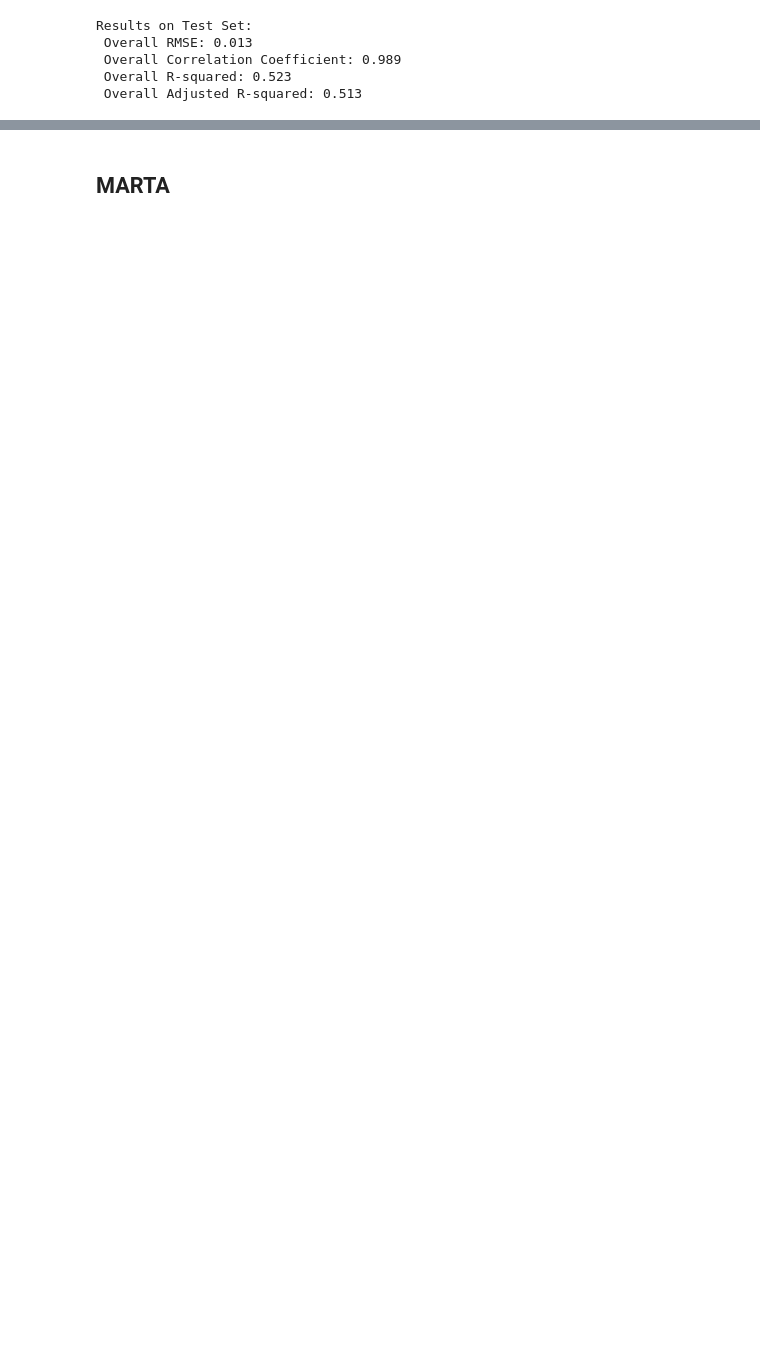
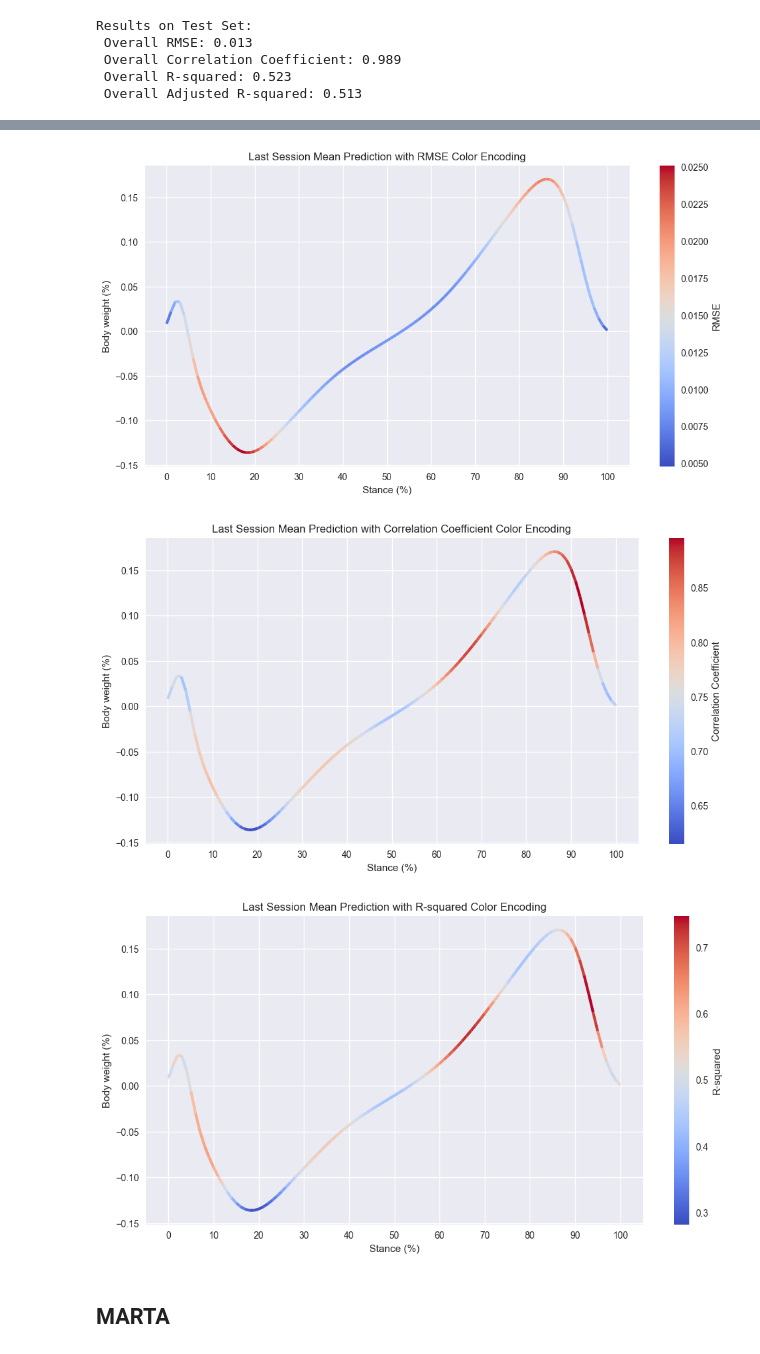
Before and after one commit to bernatsort/Therapy-Progress-Gait-Prediction, a Jupyter notebook: PLS_model.ipynb, the cells around one changed output, grey strips where cells are left out. Saved outputs shown, nothing was run; the diff lists cells and outputs as text; code cells hidden in the pictures; blank space fills up the shorter version.

```diff
--- a/PLS_model.ipynb
+++ b/PLS_model.ipynb
@@ -720,3 +986,23 @@ plot_last_session_mean_prediction_vs_mean_true(y_true = y_test_A2,
+# %%
+# Model 5: plot last session mean prediction with RMSE color encoding
+plot_last_session_mean_prediction_with_rmse(y_true=y_test_A2,
+                                            y_pred=y_pred_test_A2,
+                                            rmse_scores_test=rmse_scores_test_A2,
+                                            time_points=101)
+
+# Model 5: plot last session mean prediction with correlation coefficient color encoding
+plot_last_session_mean_prediction_with_corr(y_true=y_test_A2,
+                                            y_pred=y_pred_test_A2,
+                                            corr_target_test=corr_target_test_A2)
+
+# Model 5: plot last session mean prediction with R-squared color encoding
+plot_last_session_mean_prediction_with_r2(y_true=y_test_A2,
+                                          y_pred=y_pred_test_A2,
+                                          r_squared=R2_target_test_A2)
+# %% [output]
+[figure, added]
+[figure, added]
+[figure, added]
 # %% [markdown]
 ## MARTA
 # %%
```
Also changed, not shown: parts of 12 cells of this notebook.
